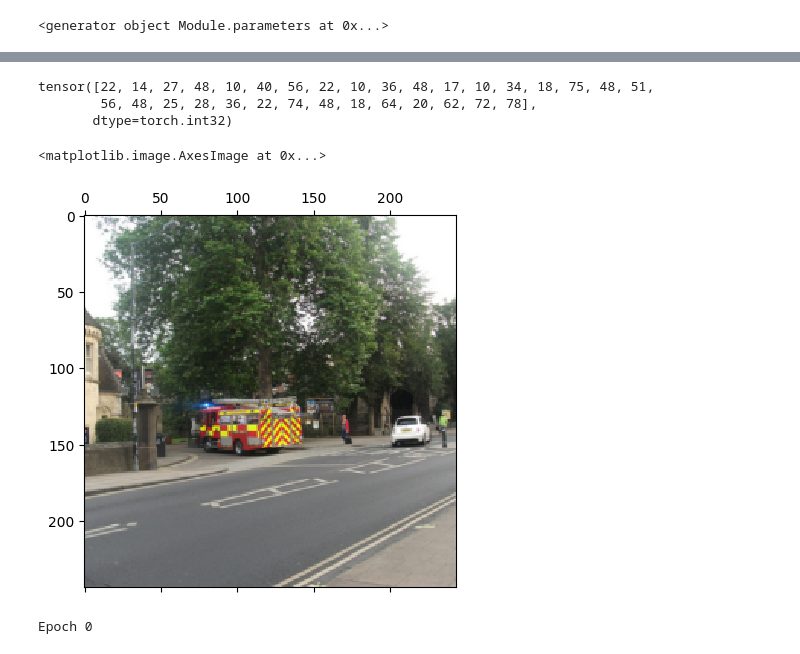
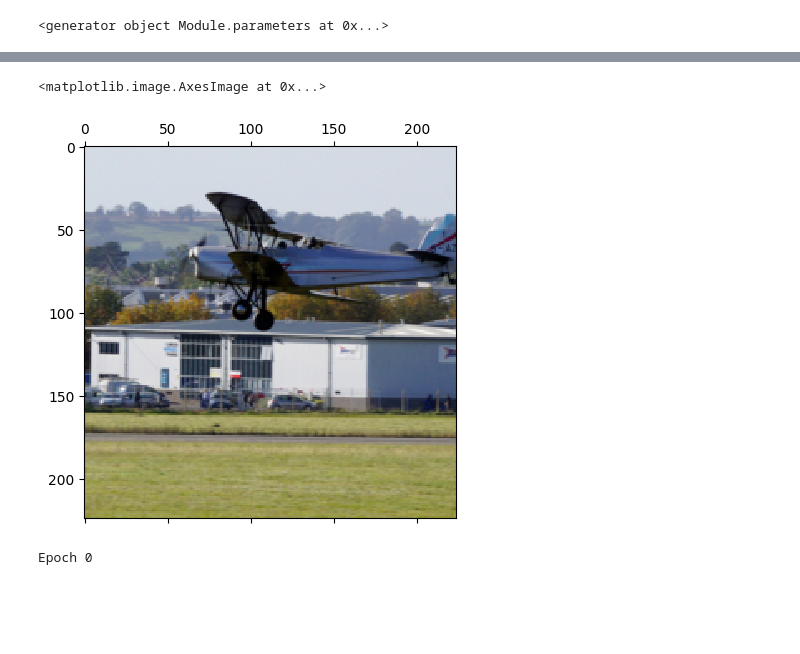
Before and after one commit to physicalfrog4/Brain-Scans-MPQ, a Jupyter notebook: gradCam/cocoVGG.ipynb, the cells around one changed output, grey strips where cells are left out. Saved outputs shown, nothing was run; the diff lists cells and outputs as text; code cells hidden in the pictures; blank space fills up the shorter version.

```diff
--- a/gradCam/cocoVGG.ipynb
+++ b/gradCam/cocoVGG.ipynb
@@ -20,5 +22,7 @@ metaDataDir = "C:/Users/josem/Documents/schoolWork/MQP/Git/MQPCode/test/subjCoco
 # %%
 device = "cuda:1" if torch.cuda.is_available() else "cpu"
+
+subj = 1
 
 parentDir = "./algonauts_2023_challenge_data/"
 metaDataDir = "./subjCocoImgData/"
@@ -27,5 +31,5 @@ tsfms = transforms.Compose([
     transforms.Resize((256,256)),
     transforms.CenterCrop((224,224)),
     transforms.ToTensor(),
-    transforms.Normalize(mean=[0.485, 0.456, 0.406], std=[0.229, 0.224, 0.225])
+    # transforms.Normalize(mean=[0.485, 0.456, 0.406], std=[0.229, 0.224, 0.225])
 ])
@@ -35,3 +36,13 @@ trainDataLoader = DataLoader(trainingDataset, batch_size = 32, shuffle = True)
+# %%
+numImages = len(os.listdir(os.path.join(parentDir, f"subj0{subj}/training_split/training_images/")))
+trainIdxs, validIdxs = train_test_split(range(numImages), train_size=0.9)
+
+trainingDataset = COCOImgWithLabel(parentDir, metaDataDir, subj, idxs=trainIdxs,tsfms = tsfms)
+trainDataLoader = DataLoader(trainingDataset, batch_size = 32, shuffle = True)
+
+
+validDataset = COCOImgWithLabel(parentDir, metaDataDir, subj, idxs = validIdxs, tsfms = tsfms)
+validDataLoader = DataLoader(validDataset, batch_size = 32, shuffle = True)
 # %%
 class cocoVGG (torch.nn.Module):
     def __init__(self, numClasses):
@@ -96,17 +111,11 @@ VGG(
 for data in trainDataLoader:
     img, label = data
     break
-# %%
-label
-# %% [output]
-tensor([22, 14, 27, 48, 10, 40, 56, 22, 10, 36, 48, 17, 10, 34, 18, 75, 48, 51,
-        56, 48, 25, 28, 36, 22, 74, 48, 18, 64, 20, 62, 72, 78],
-       dtype=torch.int32)
 # %%
-plt.matshow(img.permute(1,2,0))
+plt.matshow(img[0].permute(1,2,0))
 # %% [output]
 <matplotlib.image.AxesImage at 0x...>
-[figure, old version]
+[figure, new version]
 # %%
 for i in model.parameters():
     i.grad
```
Also changed, not shown: parts of 7 cells of this notebook, 2 other files.
